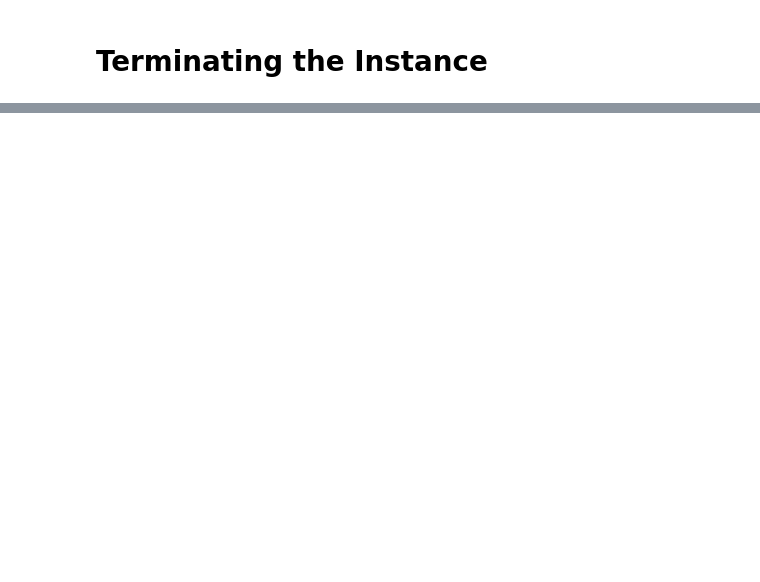
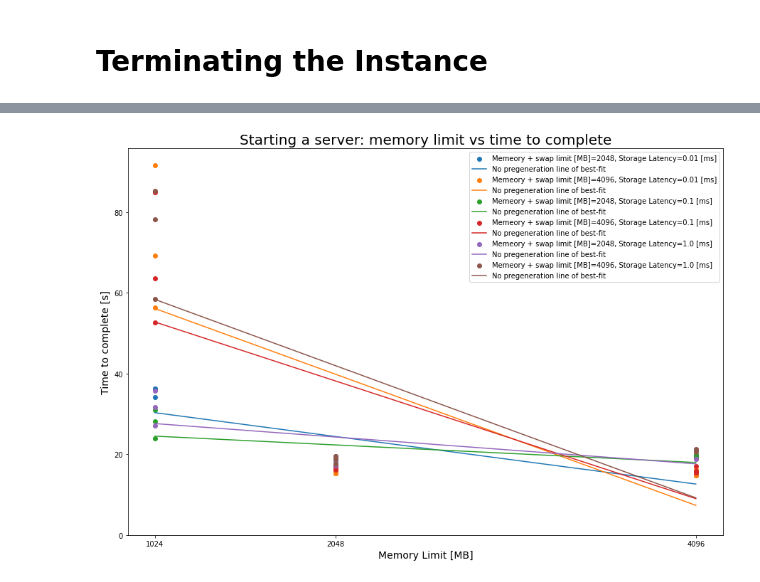
Before and after one commit to fzovpec/storage-stick, a Jupyter notebook: logs_analysis.ipynb, the cells around one changed output, grey strips where cells are left out. Drawn from its saved outputs; the diff is of its cells as text; code cells hidden in the pictures; blank space fills up the shorter version.

```diff
--- a/logs_analysis.ipynb
+++ b/logs_analysis.ipynb
@@ -30 +122,29 @@ termination_df = pd.read_csv('termination.csv')
+# %%
+plt.figure(figsize=(15,10))
+plt.title('Starting a server: memory limit vs time to complete', fontsize=20)
+
+for latency in latencies:
+    for mems_limit in mems_limits:
+        data_to_plot = start_df_not_preinitialized[(start_df_not_preinitialized['mems_limit'] == mems_limit) &
+                                                   (start_df_not_preinitialized['latency'] == latency)]
+
+        x = data_to_plot['mem_limit']
+        y = data_to_plot['time']
+
+        plt.scatter(x, y, label=f'Memeory + swap limit [MB]={mems_limit}, Storage Latency={latency  / 1e6} [ms]')
+        plt.plot(np.unique(x), np.poly1d(np.polyfit(x, y, 1))(np.unique(x)), label='No pregeneration line of best-fit')
+
+
+plt.legend()
+plt.ylim(ymin=0)
+
+plt.xlabel('Memory Limit [MB]', fontsize=14)
+plt.ylabel('Time to complete [s]', fontsize=14)
+
+plt.xticks([1024, 2048, 4096])
+plt.gca().xaxis.set_major_formatter(ticker.StrMethodFormatter('{x:.0f}'))
+
+plt.show()
+# %% [output]
+[figure, added]
 # %%
```
Also changed, not shown: parts of 14 cells of this notebook, 4 other files.
